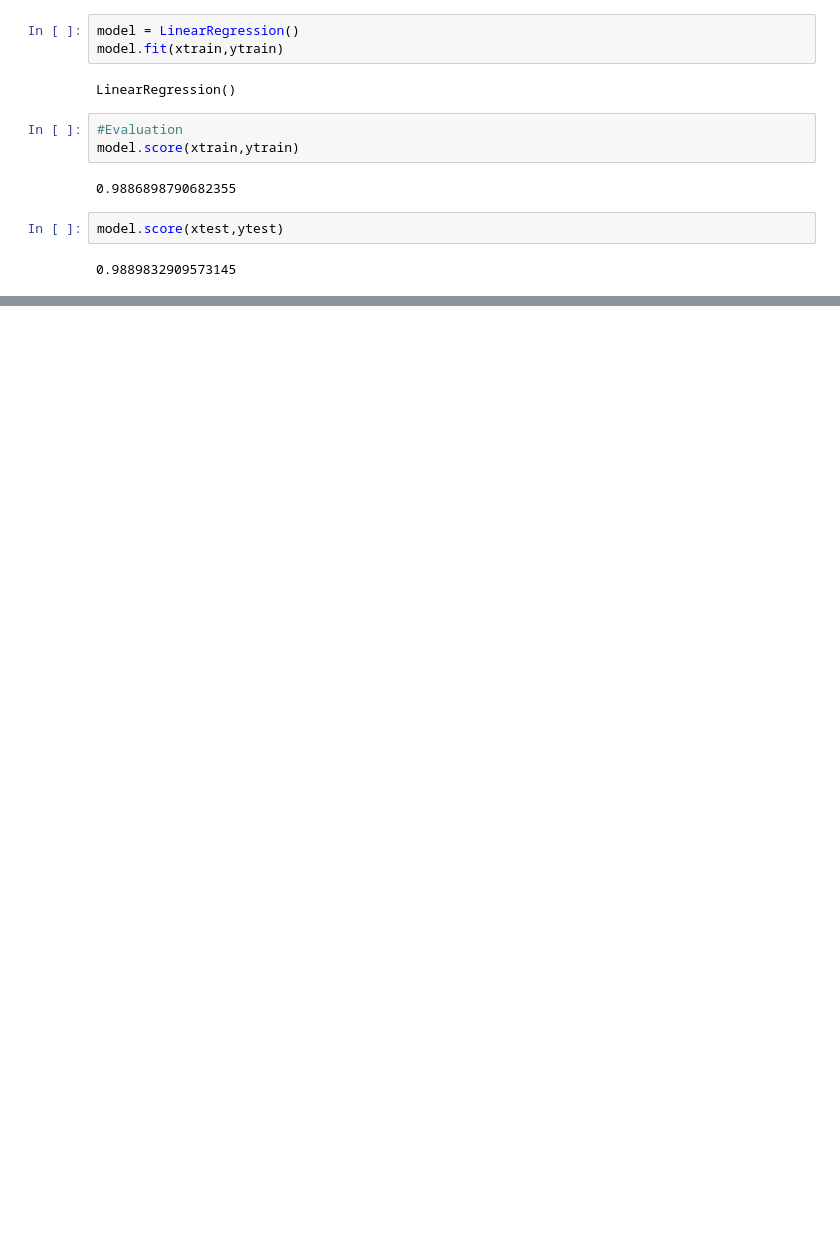
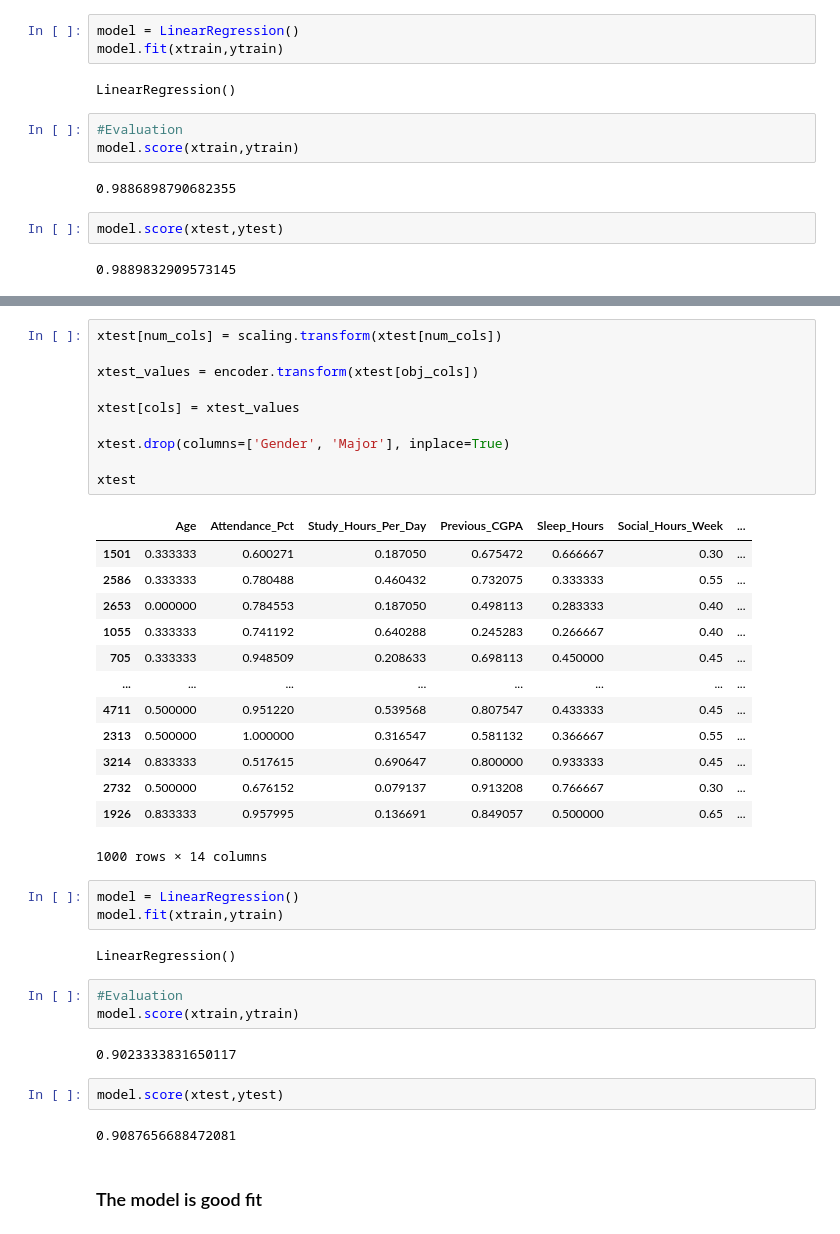
Before and after one commit to Aishu902-crypto/Machine-Learning, a Jupyter notebook: linear regression/data1.ipynb, the cells around one changed output, grey strips where cells are left out. Saved outputs shown, nothing was run; the diff lists cells and outputs as text; blank space fills up the shorter version.

```diff
--- a/linear regression/data1.ipynb
+++ b/linear regression/data1.ipynb
@@ -144,0 +269,40 @@ model.score(xtest,ytest)
+# %%
+xtest[num_cols] = scaling.transform(xtest[num_cols])
+
+xtest_values = encoder.transform(xtest[obj_cols])
+
+xtest[cols] = xtest_values
+
+xtest.drop(columns=['Gender', 'Major'], inplace=True)
+
+xtest
+# %% [output]
+|  | Age | Attendance_Pct | Study_Hours_Per_Day | Previous_CGPA | Sleep_Hours | Social_Hours_Week | ... |
+| 1501 | 0.333333 | 0.600271 | 0.187050 | 0.675472 | 0.666667 | 0.30 | ... |
+| 2586 | 0.333333 | 0.780488 | 0.460432 | 0.732075 | 0.333333 | 0.55 | ... |
+| 2653 | 0.000000 | 0.784553 | 0.187050 | 0.498113 | 0.283333 | 0.40 | ... |
+| 1055 | 0.333333 | 0.741192 | 0.640288 | 0.245283 | 0.266667 | 0.40 | ... |
+| 705 | 0.333333 | 0.948509 | 0.208633 | 0.698113 | 0.450000 | 0.45 | ... |
+| ... | ... | ... | ... | ... | ... | ... | ... |
+| 4711 | 0.500000 | 0.951220 | 0.539568 | 0.807547 | 0.433333 | 0.45 | ... |
+| 2313 | 0.500000 | 1.000000 | 0.316547 | 0.581132 | 0.366667 | 0.55 | ... |
+| 3214 | 0.833333 | 0.517615 | 0.690647 | 0.800000 | 0.933333 | 0.45 | ... |
+| 2732 | 0.500000 | 0.676152 | 0.079137 | 0.913208 | 0.766667 | 0.30 | ... |
+| 1926 | 0.833333 | 0.957995 | 0.136691 | 0.849057 | 0.500000 | 0.65 | ... |
+1000 rows × 14 columns
+# %%
+model = LinearRegression()
+model.fit(xtrain,ytrain)
+# %% [output]
+LinearRegression()
+# %%
+#Evaluation
+model.score(xtrain,ytrain)
+# %% [output]
+0.9023333831650117
+# %%
+model.score(xtest,ytest)
+# %% [output]
+0.9087656688472081
+# %% [markdown]
+### The model is good fit
```
Also changed, not shown: parts of 18 cells of this notebook, 5 other files.
